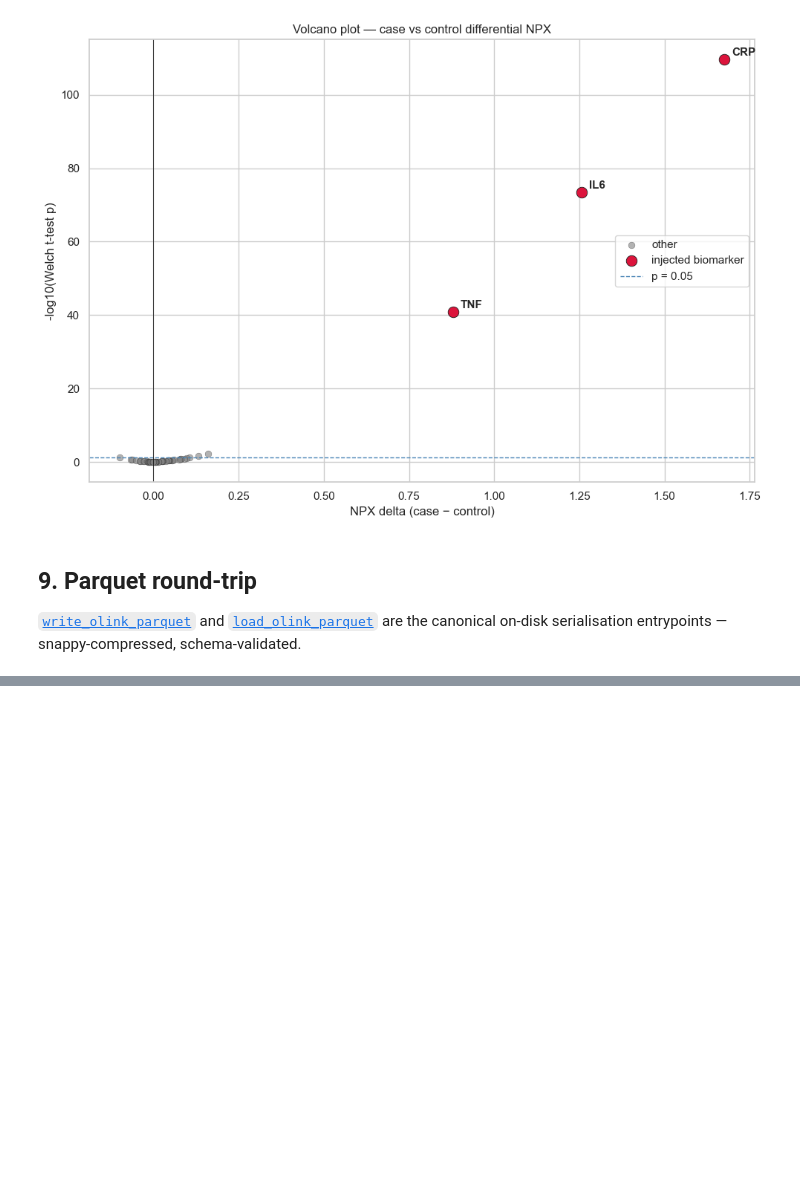
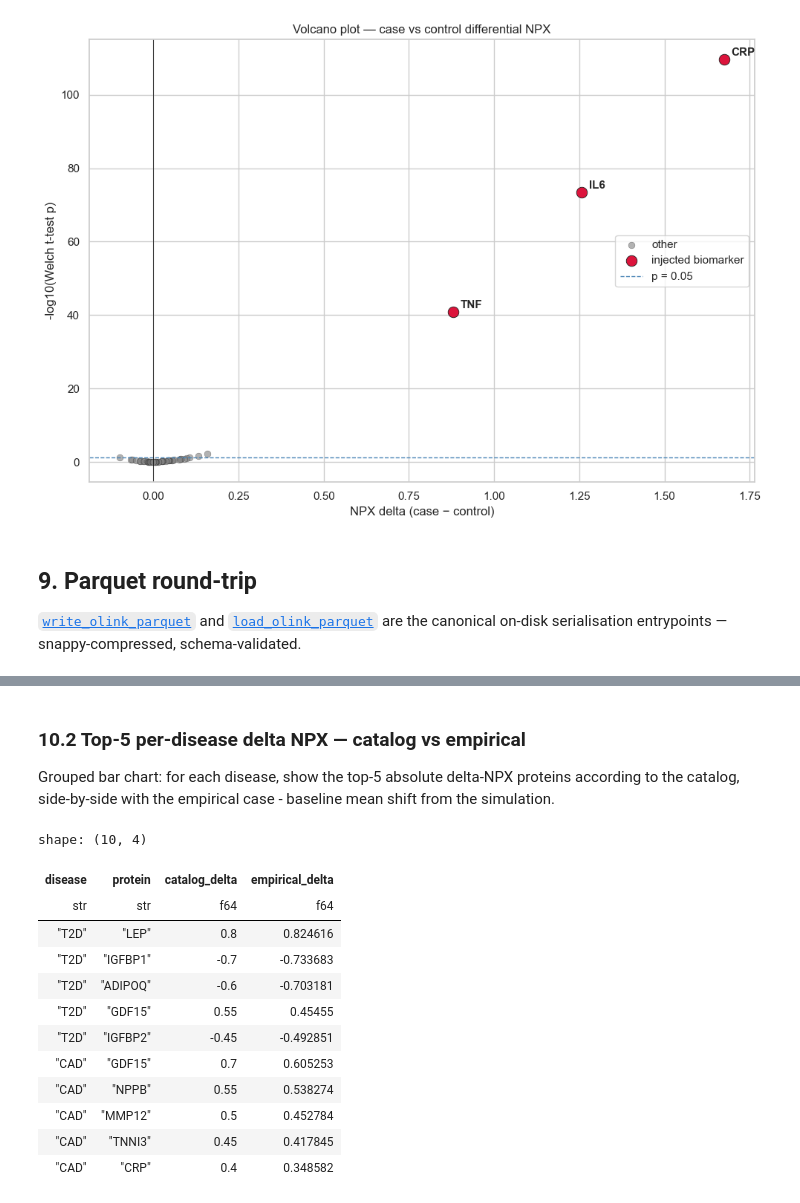
Before and after one commit to bschilder/synthlab, a Jupyter notebook: notebooks/olink_demo.ipynb, the cells around one changed output, grey strips where cells are left out. Saved outputs shown, nothing was run; the diff lists cells and outputs as text; code cells hidden in the pictures; blank space fills up the shorter version.

```diff
--- a/notebooks/olink_demo.ipynb
+++ b/notebooks/olink_demo.ipynb
@@ -461,0 +565,46 @@ rows : 23,737
+# %% [markdown]
+### 10.2 Top-5 per-disease delta NPX — catalog vs empirical
+
+Grouped bar chart: for each disease, show the top-5 absolute delta-NPX
+proteins according to the catalog, side-by-side with the empirical case -
+baseline mean shift from the simulation.
+# %%
+# Catalog top-5 deltas per disease (absolute magnitude).
+top5_records = []
+for dname in ["T2D", "CAD"]:
+    rows = (
+        catalog.effects.filter(pl.col("disease") == dname)
+        .sort(pl.col("delta_npx").abs(), descending=True)
+        .head(5)
+    )
+    for r in rows.iter_rows(named=True):
+        prot = r["protein_uniprot"]
+        # empirical delta from simulation
+        case_mean = df_catalog.filter(
+            (pl.col("protein_id") == prot) & (pl.col("group") == dname)
+        )["npx"].mean()
+        base_mean = df_catalog.filter(
+            (pl.col("protein_id") == prot) & (pl.col("group") == "baseline")
+        )["npx"].mean()
+        top5_records.append({
+            "disease": dname,
+            "protein": prot,
+            "catalog_delta": float(r["delta_npx"]),
+            "empirical_delta": float(case_mean - base_mean),
+        })
+top5_df = pl.DataFrame(top5_records)
+top5_df
+# %% [output]
+shape: (10, 4)
+| disease | protein | catalog_delta | empirical_delta |
+| str | str | f64 | f64 |
+| "T2D" | "LEP" | 0.8 | 0.824616 |
+| "T2D" | "IGFBP1" | -0.7 | -0.733683 |
+| "T2D" | "ADIPOQ" | -0.6 | -0.703181 |
+| "T2D" | "GDF15" | 0.55 | 0.45455 |
+| "T2D" | "IGFBP2" | -0.45 | -0.492851 |
+| "CAD" | "GDF15" | 0.7 | 0.605253 |
+| "CAD" | "NPPB" | 0.55 | 0.538274 |
+| "CAD" | "MMP12" | 0.5 | 0.452784 |
+| "CAD" | "TNNI3" | 0.45 | 0.417845 |
+| "CAD" | "CRP" | 0.4 | 0.348582 |
```
Also changed, not shown: parts of 14 cells of this notebook, 10 other files.
